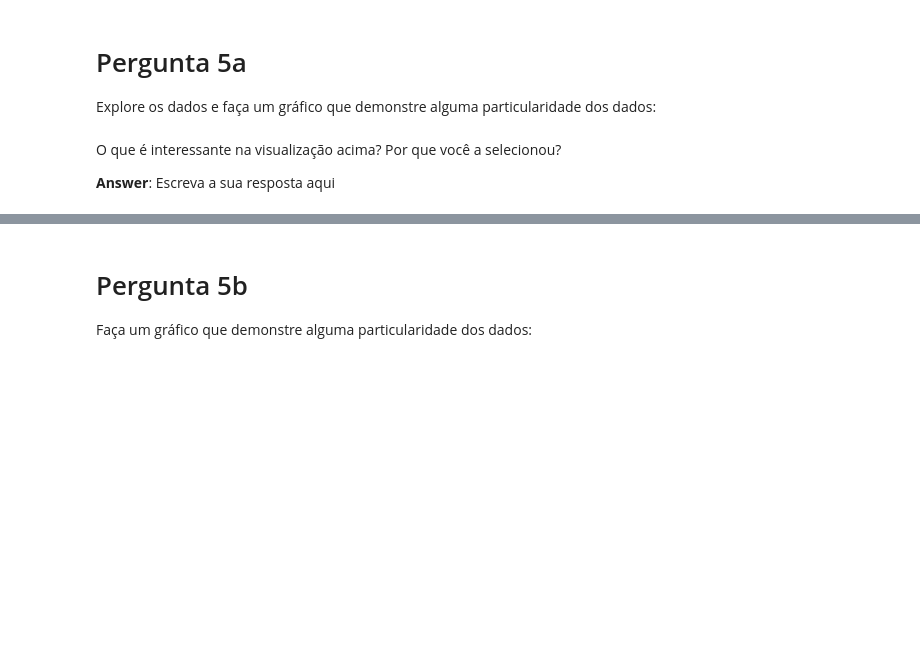
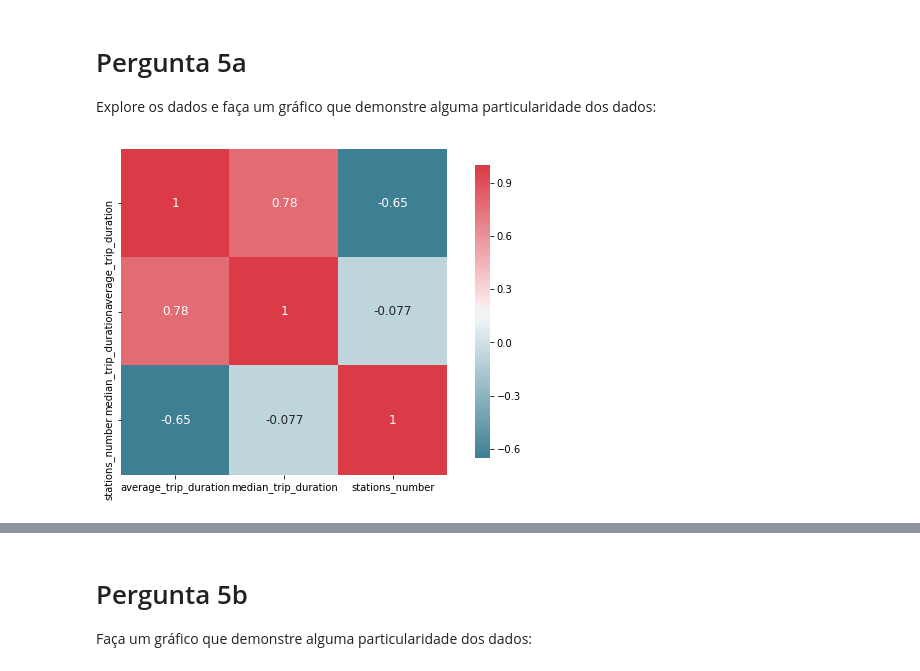
Before and after one commit to raphaelrrcoelho/bay-area-bike-share, a Jupyter notebook: Analise_Bay_Area_Bike_Share-NDFDSI.ipynb, the cells around one changed output, grey strips where cells are left out. Cells and saved outputs as stored; diff of their text form; code cells hidden in the pictures; blank space fills up the shorter version.

```diff
--- a/Analise_Bay_Area_Bike_Share-NDFDSI.ipynb
+++ b/Analise_Bay_Area_Bike_Share-NDFDSI.ipynb
@@ -489,7 +581,6 @@ duration_stations_data.plot(title='Average + Median + Stations By City', kind='b
 Explore os dados e faça um gráfico que demonstre alguma particularidade dos dados:
 # %%
 # Gráfico final 1
+plot_correlation_map(duration_stations_data)
+# %% [output]
+[figure, added]
-# %% [markdown]
-O que é interessante na visualização acima? Por que você a selecionou?
-
-**Answer**: Escreva a sua resposta aqui
```
Also changed, not shown: parts of 29 cells of this notebook, 2 other files.
